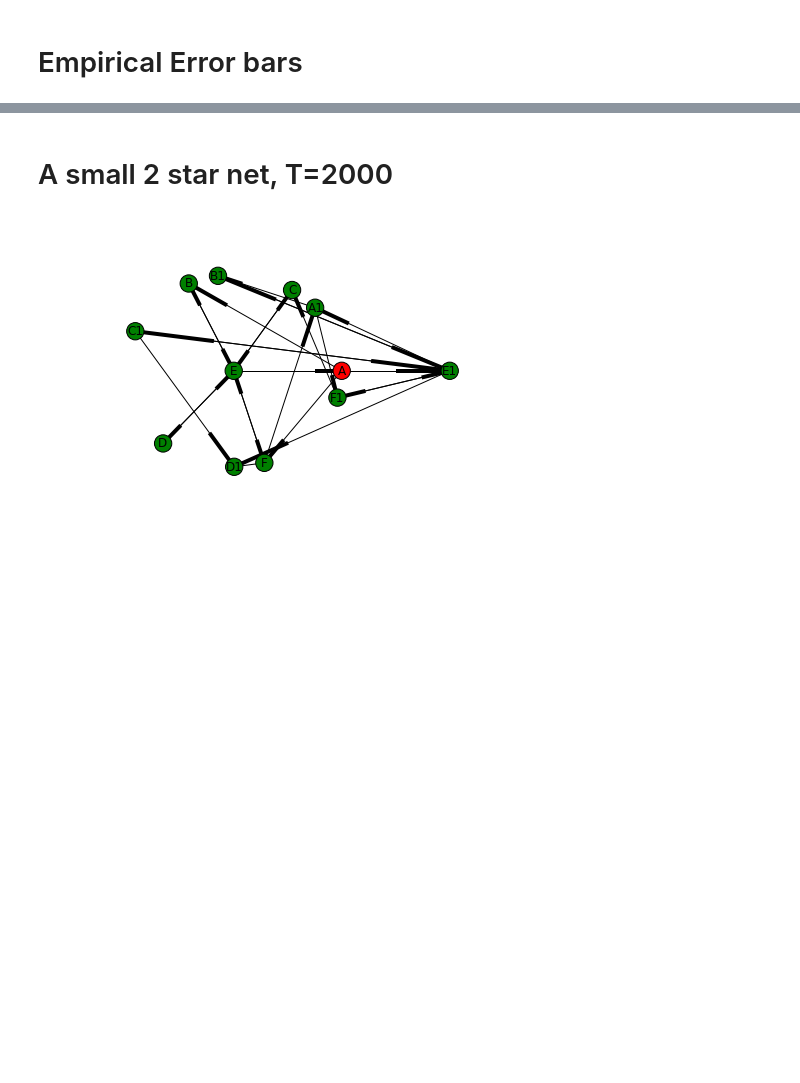
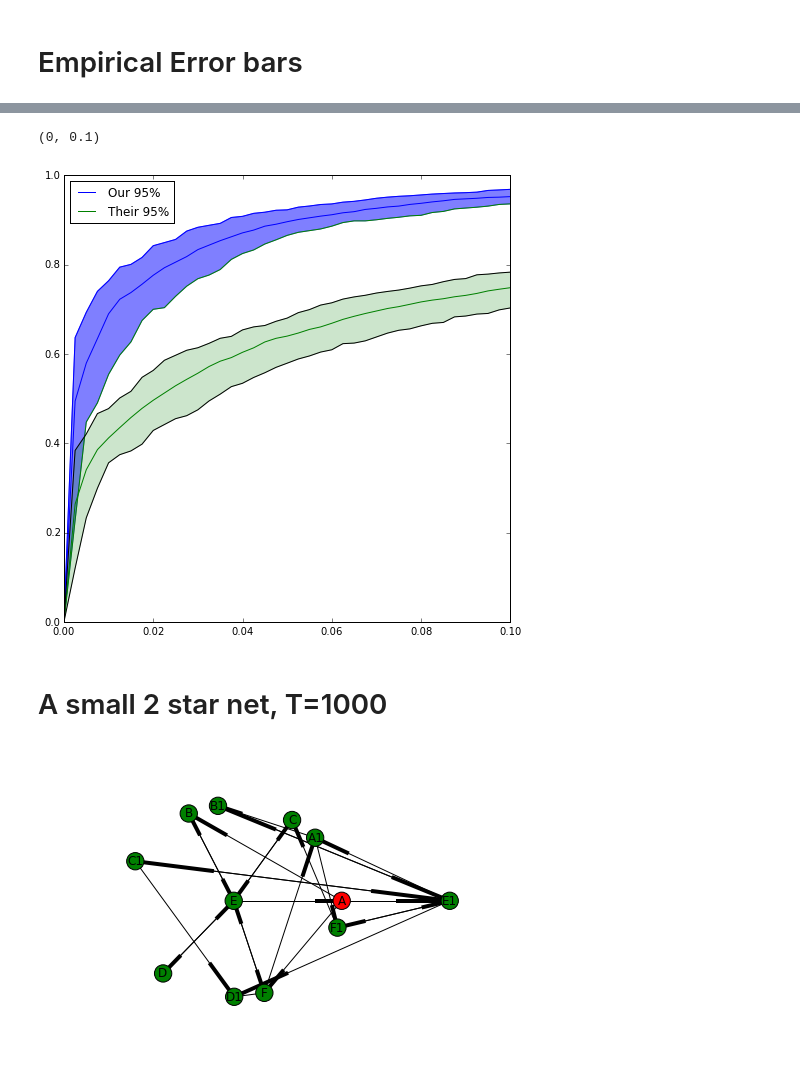
Before and after one commit to j-grana6/SFT-Nets, a Jupyter notebook: python/roc_4_8_14_2.ipynb, the cells around one changed output, grey strips where cells are left out. Saved outputs shown, nothing was run; the diff lists cells and outputs as text; code cells hidden in the pictures; blank space fills up the shorter version.

```diff
--- a/python/roc_4_8_14_2.ipynb
+++ b/python/roc_4_8_14_2.ipynb
@@ -308,5 +251,42 @@ plt.legend(loc=0)
+# %%
+rocs= []
+fig=plt.figure()
+for i in interp_u:
+    rocs.append(i(np.arange(0,1,.0025)))
+rocs = np.asarray(rocs)
+median = np.median(rocs, axis=0)
+median[0]=0
+lower = np.percentile(rocs, 2.5, axis=0)
+lower[0]=0
+upper = np.percentile(rocs, 97.5, axis=0)
+upper[0]=0
+plt.plot(np.arange(0,1,.0025), median, label='Our 95%', color='blue')
+plt.plot(np.arange(0,1,.0025), upper)
+plt.plot(np.arange(0,1,.0025), lower)
+plt.fill_between(np.arange(0, 1,.0025), lower, upper, color='blue', alpha=.5)
+
+rocs= []
+for i in interp_a:
+    rocs.append(i(np.arange(0.0,1,.0025)))
+rocs = np.asarray(rocs)
+median = np.median(rocs, axis=0)
+median[0]=0
+lower = np.percentile(rocs, 2.5, axis=0)
+lower[0]=0
+upper = np.percentile(rocs, 97.5, axis=0)
+upper[0]=0
+plt.plot(np.arange(0,1,.0025), median, label='Their 95%', color='green')
+plt.plot(np.arange(0,1,.0025), upper, color='black')
+plt.plot(np.arange(0,1,.0025), lower, color='black')
+plt.legend(loc=0)
+fig.set_size_inches(8,8)
+plt.fill_between(np.arange(0,1,.0025), upper, lower, alpha=.2, color='green')
+plt.xlim(0,.1)
+# %% [output]
+(0, 0.1)
+[figure, added]
 # %% [markdown]
-# A small 2 star net, T=2000
+# A small 2 star net, T=1000
 # %%
 A = SFT('A', ['normal' , 'infected'], ['B', 'F'],
     {'B': np.array([[.5, 0], [.5,.01]]), 'F' : np.array([[.5, 0], [.5, .01]])},
```
Also changed, not shown: parts of 50 cells of this notebook.
